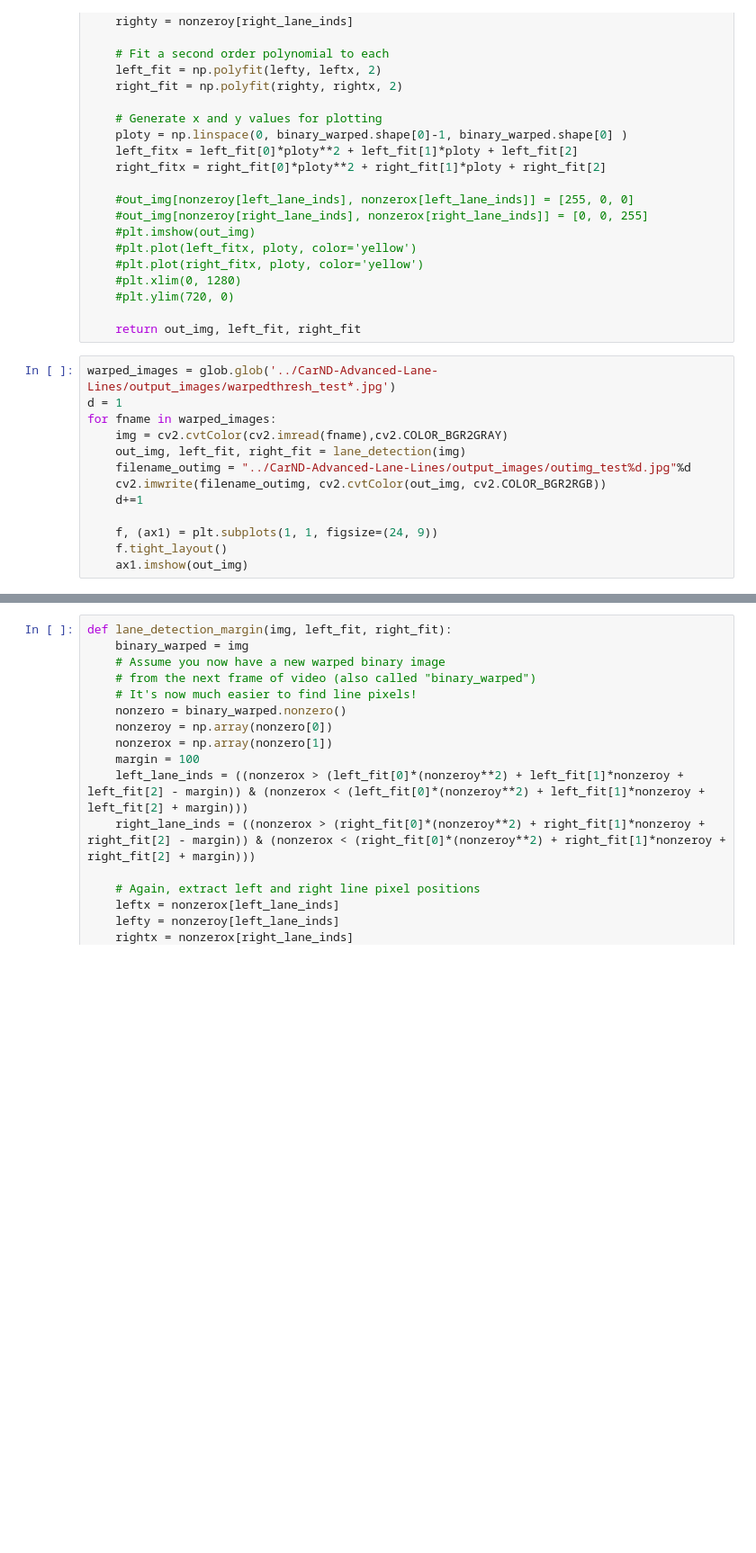
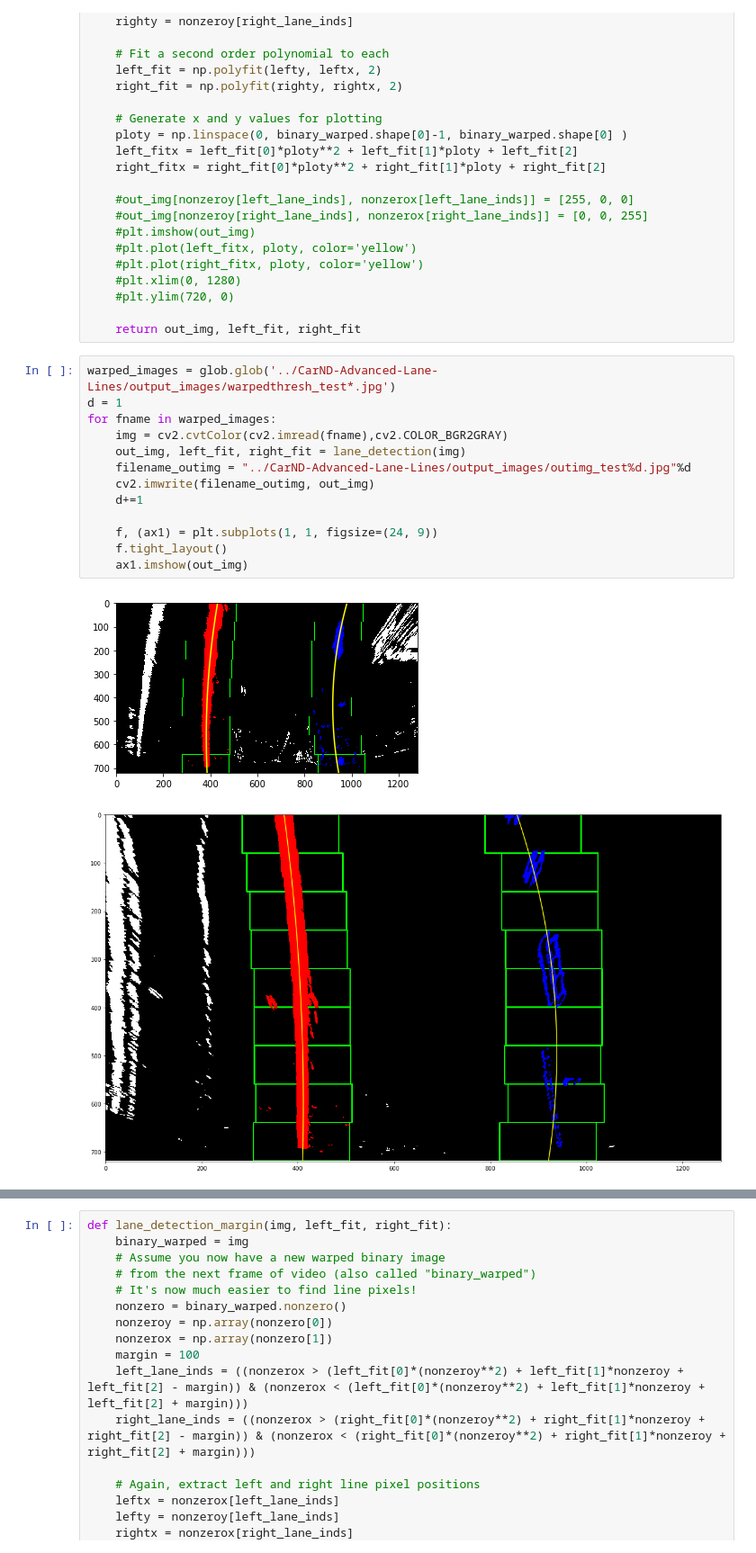
Before and after one commit to kzaghloul/CANRD-Term1-AdvancedLaneLines-P4, a Jupyter notebook: P4 - Advanced Lane Finding Final.ipynb, the cells around one changed output, grey strips where cells are left out. Shown at 90% size. Drawn from its saved outputs; the diff is of its cells as text; blank space fills up the shorter version.

```diff
--- a/P4 - Advanced Lane Finding Final.ipynb
+++ b/P4 - Advanced Lane Finding Final.ipynb
@@ -359,13 +369,16 @@ def lane_detection(img):
 # %%
 warped_images = glob.glob('../CarND-Advanced-Lane-Lines/output_images/warpedthresh_test*.jpg')
 d = 1
 for fname in warped_images:
     img = cv2.cvtColor(cv2.imread(fname),cv2.COLOR_BGR2GRAY)
     out_img, left_fit, right_fit = lane_detection(img)
     filename_outimg = "../CarND-Advanced-Lane-Lines/output_images/outimg_test%d.jpg"%d
-    cv2.imwrite(filename_outimg, cv2.cvtColor(out_img, cv2.COLOR_BGR2RGB))
+    cv2.imwrite(filename_outimg, out_img)
     d+=1
 
     f, (ax1) = plt.subplots(1, 1, figsize=(24, 9))
     f.tight_layout()
     ax1.imshow(out_img)
+# %% [output]
+[figure, added]
+[figure, added]
```
Also changed, not shown: parts of 14 cells of this notebook.
